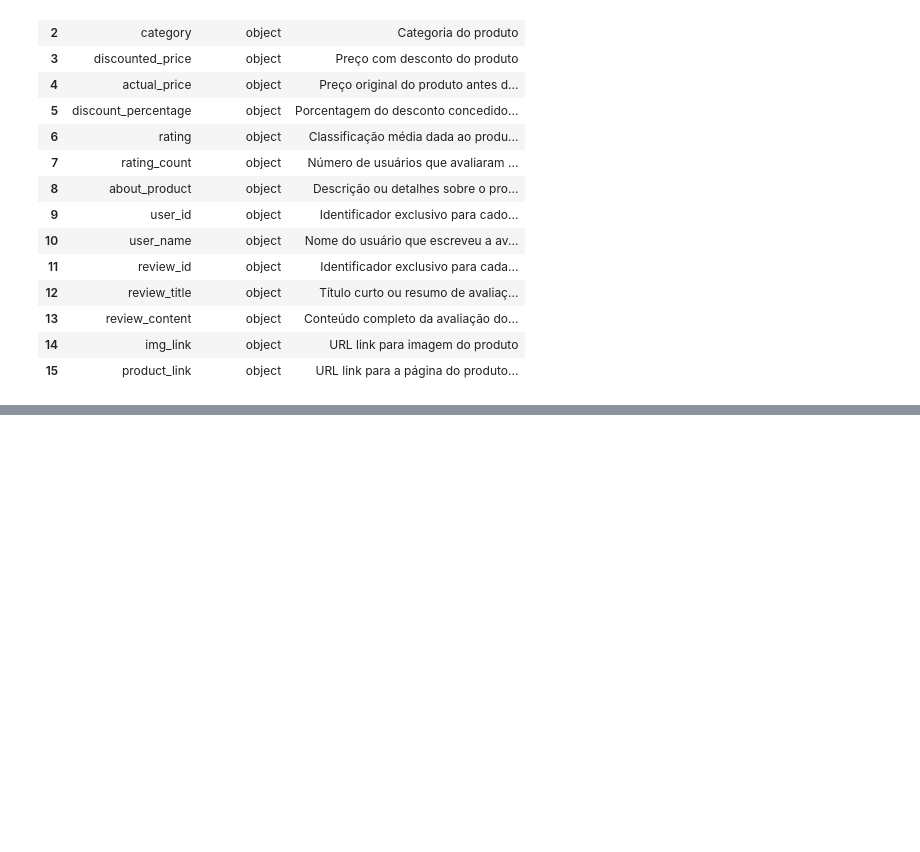
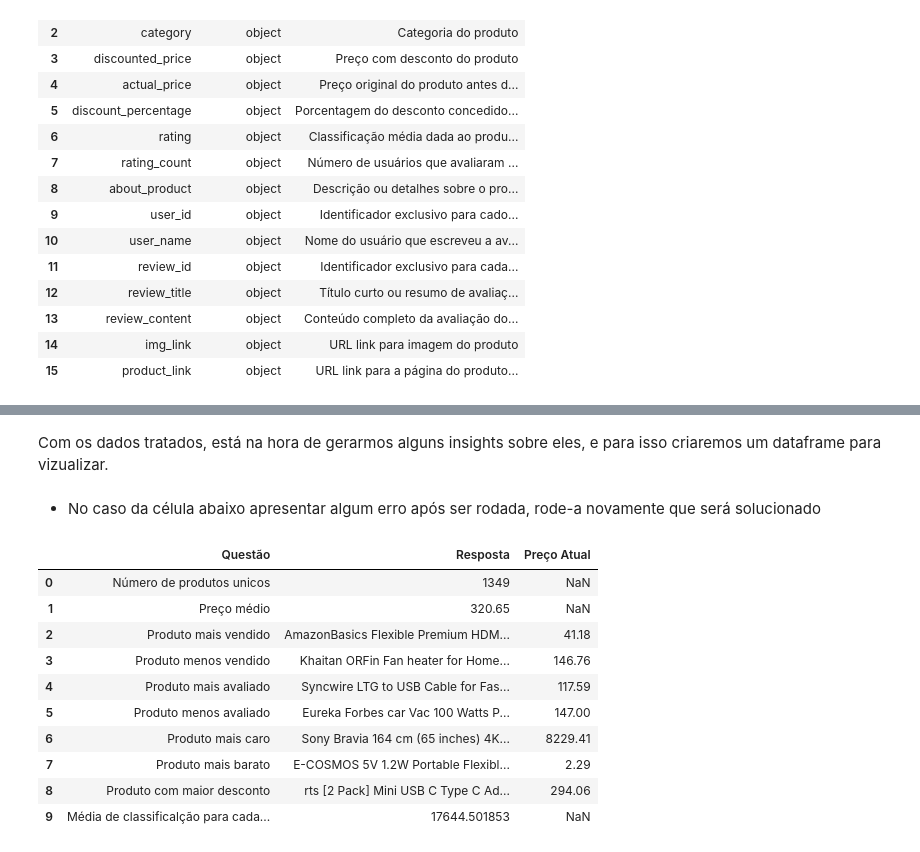
Before and after one commit to DieGod69/amazon-sentiment-analysis-and-recommendation, a Jupyter notebook: code/modeling/modeling.ipynb, the cells around one changed output, grey strips where cells are left out. Cells and saved outputs as stored; diff of their text form; code cells hidden in the pictures; blank space fills up the shorter version.

```diff
--- a/code/modeling/modeling.ipynb
+++ b/code/modeling/modeling.ipynb
@@ -59,0 +94,19 @@ df_dict
+# %% [markdown]
+Com os dados tratados, está na hora de gerarmos alguns insights sobre eles, e para isso criaremos um dataframe para vizualizar.
+# %% [markdown]
+* No caso da célula abaixo apresentar algum erro após ser rodada, rode-a novamente que será solucionado
+# %%
+data_analysis = prot.create_df_insight(data)
+data_analysis
+# %% [output]
+|  | Questão | Resposta | Preço Atual |
+| 0 | Número de produtos unicos | 1349 | NaN |
+| 1 | Preço médio | 320.65 | NaN |
+| 2 | Produto mais vendido | AmazonBasics Flexible Premium HDM... | 41.18 |
+| 3 | Produto menos vendido | Khaitan ORFin Fan heater for Home... | 146.76 |
+| 4 | Produto mais avaliado | Syncwire LTG to USB Cable for Fas... | 117.59 |
+| 5 | Produto menos avaliado | Eureka Forbes car Vac 100 Watts P... | 147.00 |
+| 6 | Produto mais caro | Sony Bravia 164 cm (65 inches) 4K... | 8229.41 |
+| 7 | Produto mais barato | E-COSMOS 5V 1.2W Portable Flexibl... | 2.29 |
+| 8 | Produto com maior desconto | rts [2 Pack] Mini USB C Type C Ad... | 294.06 |
+| 9 | Média de classificalção para cada... | 17644.501853 | NaN |
```
Also changed, not shown: parts of 30 cells of this notebook, 1 other file.
